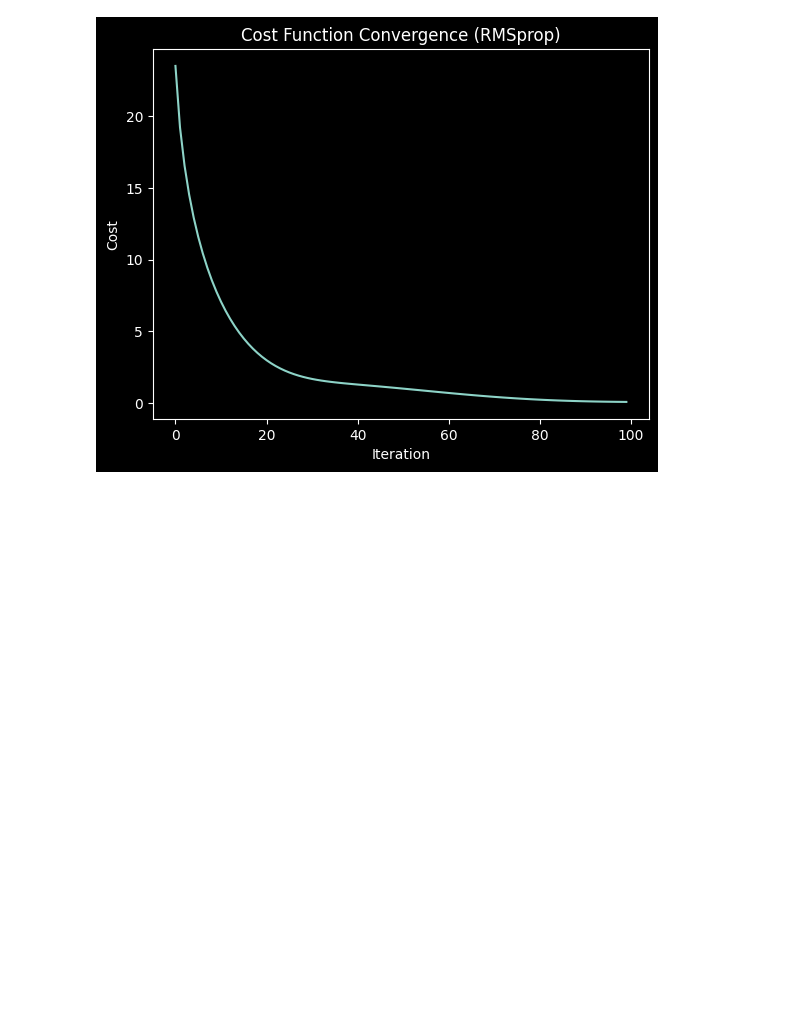
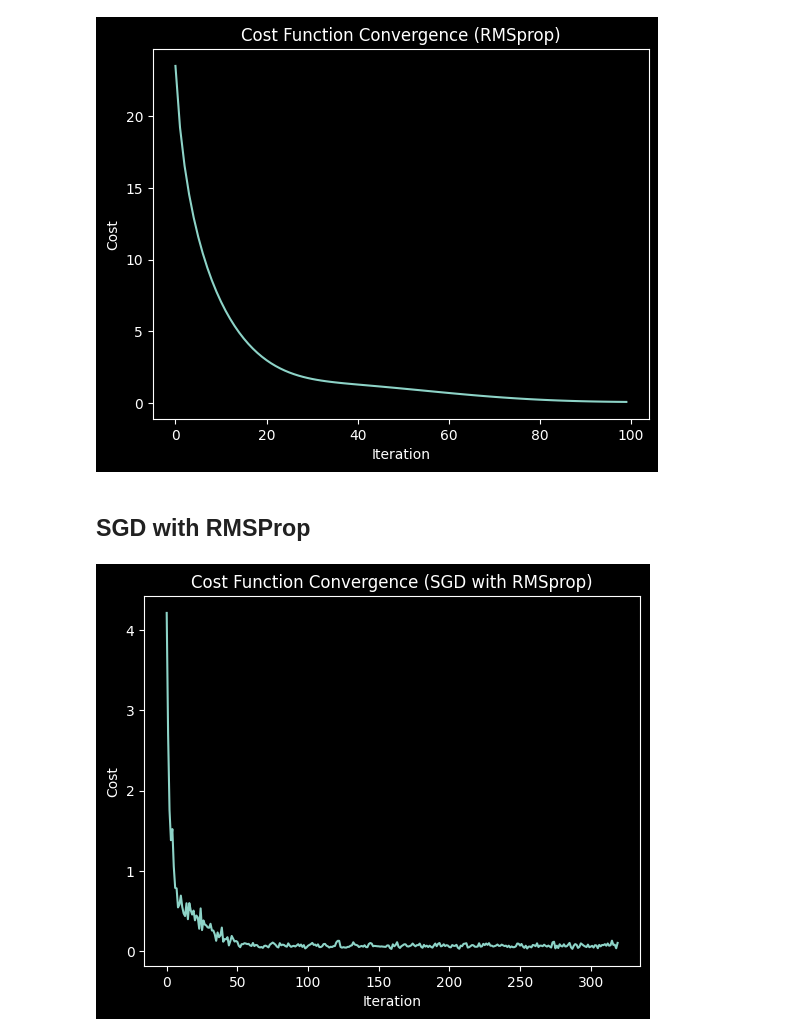
Before and after one commit to javidaf/expert-machine, a Jupyter notebook: ml-p2/ml_p2/notebooks/E41.ipynb, the cells around one changed output. Cells and saved outputs as stored; diff of their text form; code cells hidden in the pictures; blank space fills up the shorter version.

Commit message:
Implement RMSProp and adam optimization

```diff
--- a/ml-p2/ml_p2/notebooks/E41.ipynb
+++ b/ml-p2/ml_p2/notebooks/E41.ipynb
@@ -450,9 +450,3 @@ where:
 
 - $ \eta $ is the global learning rate.
 - $ \epsilon $ is a small constant to prevent division by zero.
-# %%
-# Hyperparameters
-learning_rate = 0.1
-n_iterations = 100
-epsilon = 1e-8
-rho = 0.9
@@ -485,3 +481,42 @@ plt.title("Cost Function Convergence (RMSprop)")
 plt.show()
 # %% [output]
 [figure]
+# %% [markdown]
+## SGD with RMSProp
+# %%
+learning_rate = 0.1
+n_epochs = 10
+batch_size = 20
+epsilon = 1e-8
+rho = 0.9  # Decay rate
+# %%
+
+beta_sgd_rmsprop = np.random.randn(X.shape[1], 1)
+E_g2_sgd = np.zeros((X.shape[1], 1))
+cost_history_sgd_rmsprop = []
+
+for epoch in range(n_epochs):
+    mini_batches = create_mini_batches(X, y, batch_size)
+    for X_mini, y_mini in mini_batches:
+
+        y_pred = X_mini @ beta_sgd_rmsprop
+        error = y_pred - y_mini
+
+        cost = (1 / len(y_mini)) * np.sum(error**2)
+        cost_history_sgd_rmsprop.append(cost)
+
+        gradient = (2 / len(y_mini)) * X_mini.T @ error
+
+        E_g2_sgd = rho * E_g2_sgd + (1 - rho) * gradient**2
+
+        adjusted_lr = learning_rate / (np.sqrt(E_g2_sgd + epsilon))
+
+        beta_sgd_rmsprop -= adjusted_lr * gradient
+
+plt.plot(range(len(cost_history_sgd_rmsprop)), cost_history_sgd_rmsprop)
+plt.xlabel("Iteration")
+plt.ylabel("Cost")
+plt.title("Cost Function Convergence (SGD with RMSprop)")
+plt.show()
+# %% [output]
+[figure, added]
```
Also changed, not shown: parts of 9 cells of this notebook.
